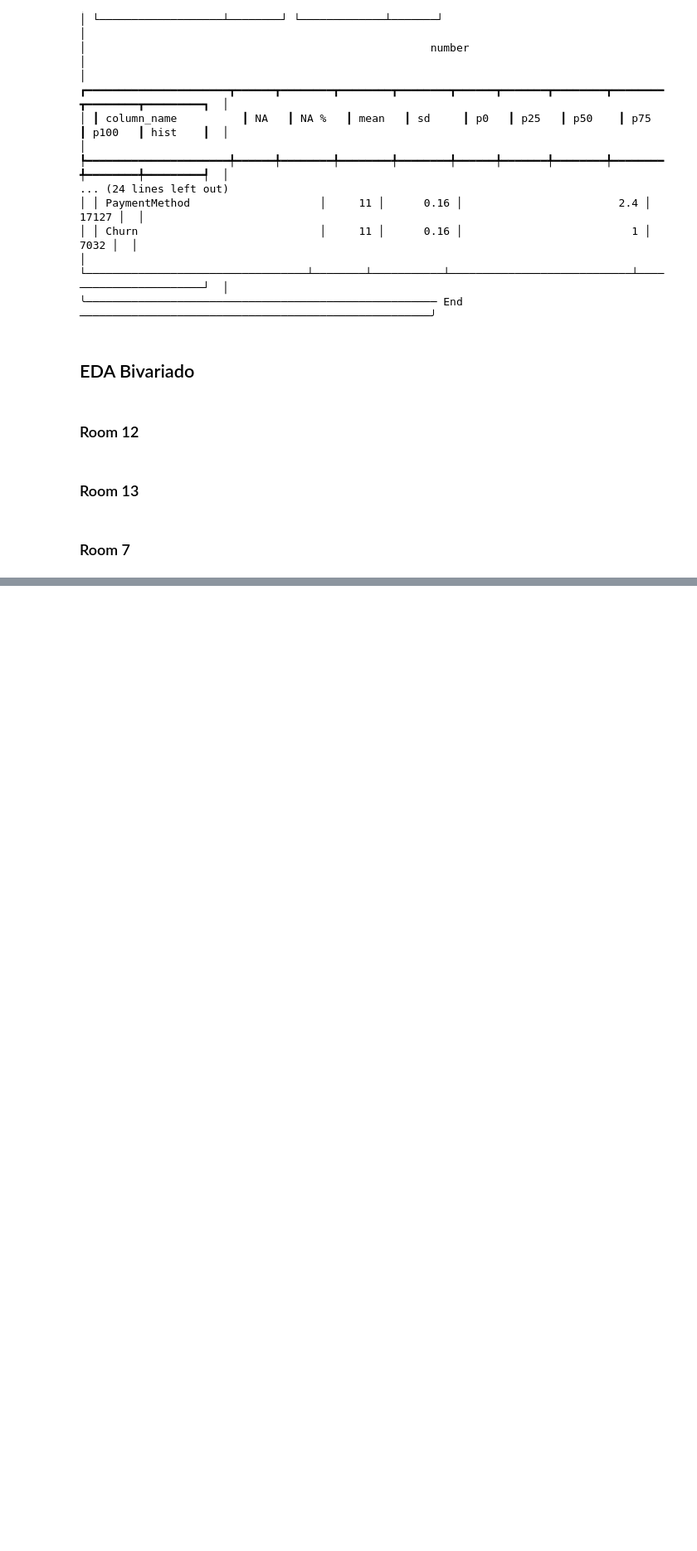
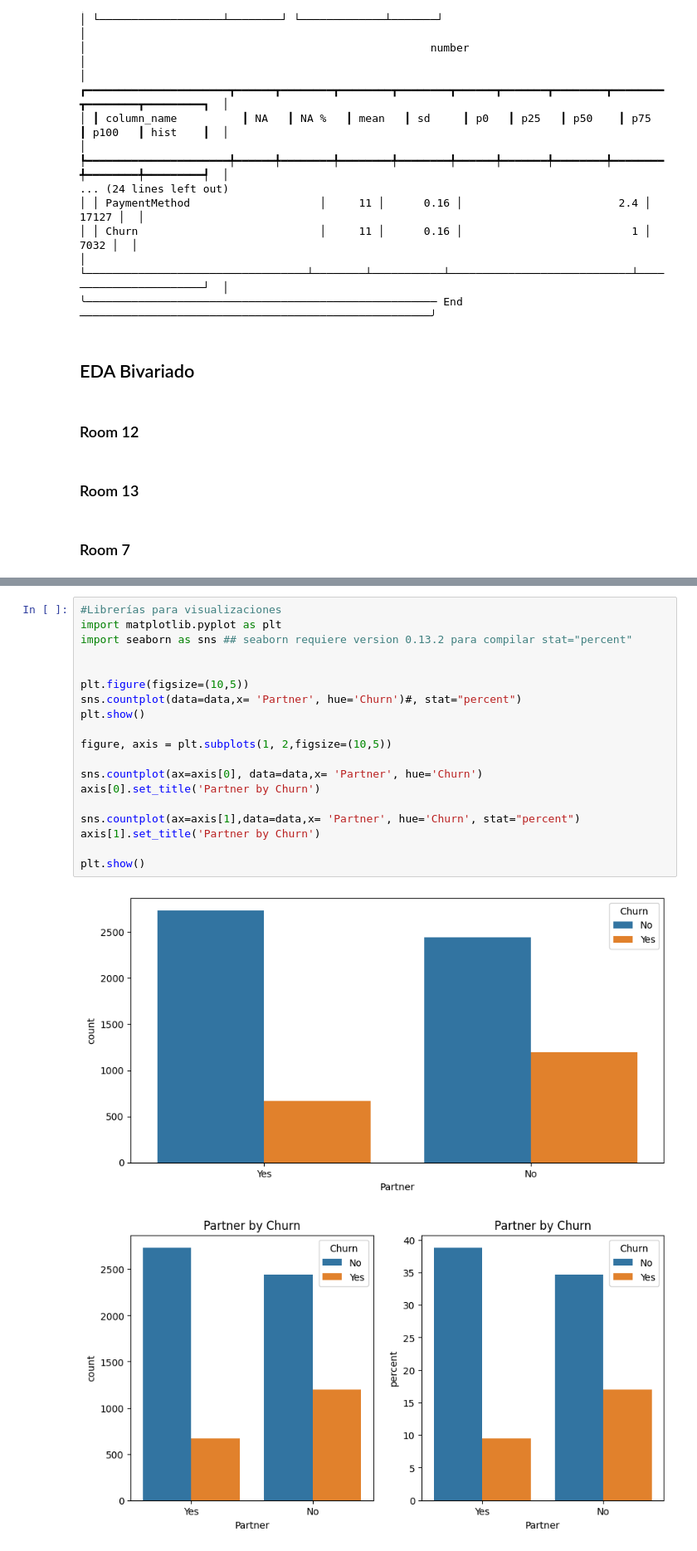
Before and after one commit to nestormontano/PrDS_2024__TelcoCustomerChurn, a Jupyter notebook: eda_py.ipynb, the cells around one changed output, grey strips where cells are left out. Shown at 83% size. Cells and saved outputs as stored; diff of their text form; blank space fills up the shorter version.

```diff
--- a/eda_py.ipynb
+++ b/eda_py.ipynb
@@ -151,0 +162,22 @@ skimpy.skim(data)
+# %%
+#Librerías para visualizaciones
+import matplotlib.pyplot as plt
+import seaborn as sns ## seaborn requiere version 0.13.2 para compilar stat="percent"
+
+
+plt.figure(figsize=(10,5))
+sns.countplot(data=data,x= 'Partner', hue='Churn')#, stat="percent")
+plt.show()
+
+figure, axis = plt.subplots(1, 2,figsize=(10,5))
+
+sns.countplot(ax=axis[0], data=data,x= 'Partner', hue='Churn')
+axis[0].set_title('Partner by Churn')
+
+sns.countplot(ax=axis[1],data=data,x= 'Partner', hue='Churn', stat="percent")
+axis[1].set_title('Partner by Churn')
+
+plt.show()
+# %% [output]
+[figure, added]
+[figure, added]
```
Also changed, not shown: parts of 12 cells of this notebook.
